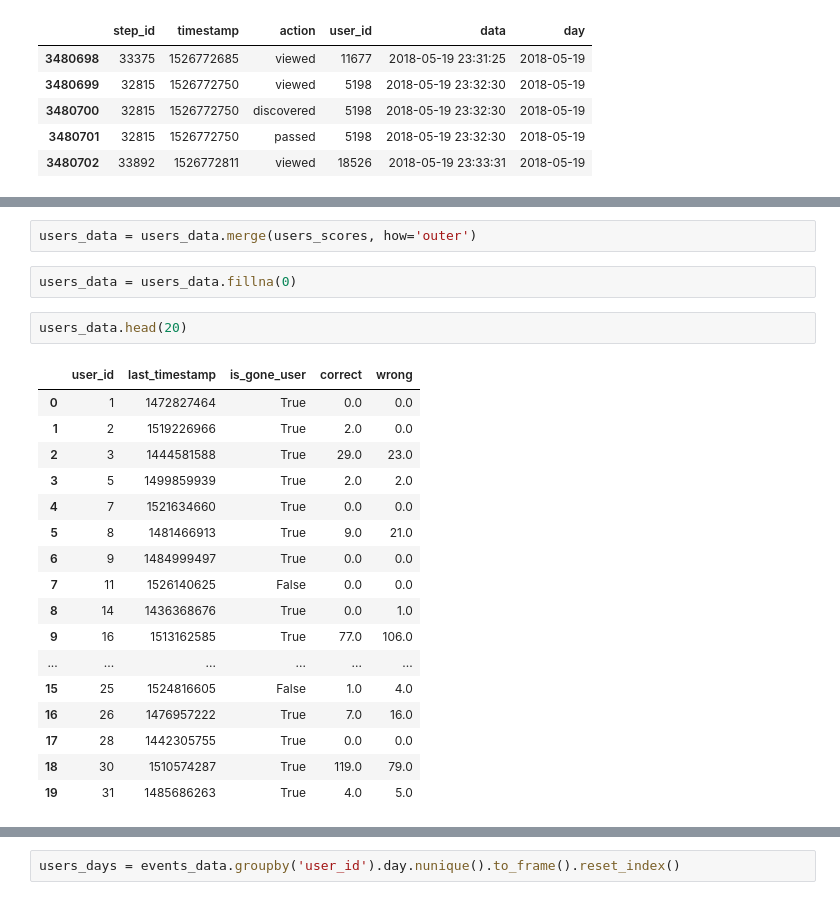
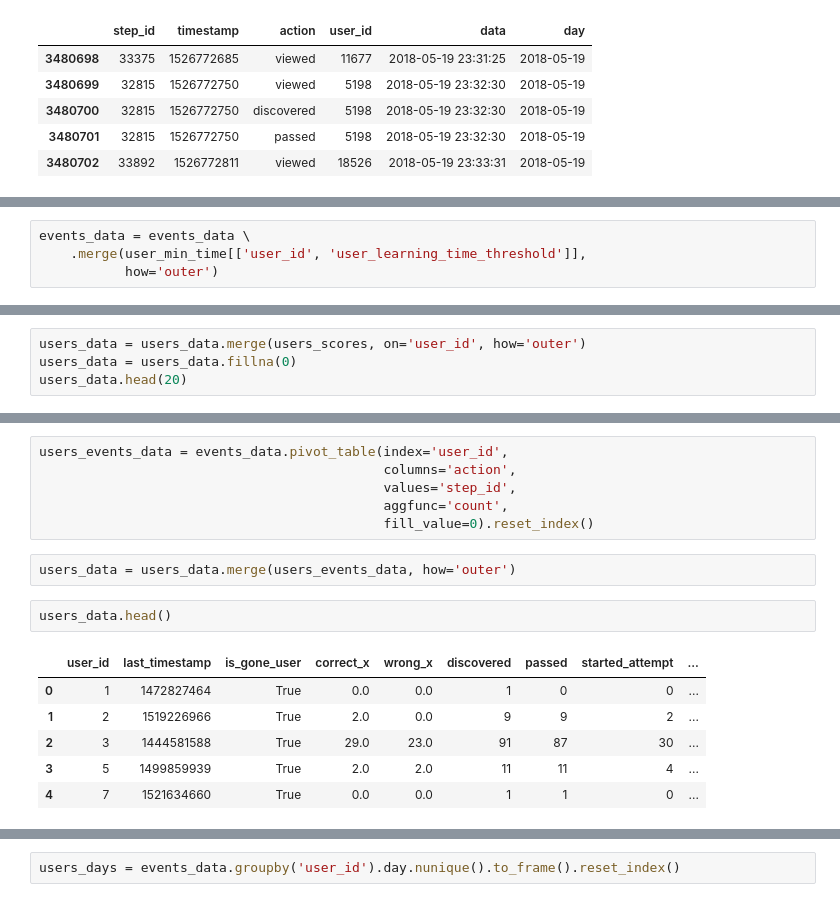
Before and after one commit to FilippYV/ML_train, a Jupyter notebook: Drop_user_from_course.ipynb, the cells around one changed output, grey strips where cells are left out. Saved outputs shown, nothing was run; the diff lists cells and outputs as text.

```diff
--- a/Drop_user_from_course.ipynb
+++ b/Drop_user_from_course.ipynb
@@ -175,0 +293,4 @@ users_data.head()
+# %%
+events_data = events_data \
+    .merge(user_min_time[['user_id', 'user_learning_time_threshold']],
+           how='outer')
@@ -175,0 +307,4 @@ users_data.head()
+# %%
+users_data = users_data.merge(users_scores, on='user_id', how='outer')
+users_data = users_data.fillna(0)
+users_data.head(20)
@@ -176,24 +329,17 @@ users_data.head()
+# %%
+users_events_data = events_data.pivot_table(index='user_id',
+                                            columns='action',
+                                            values='step_id',
+                                            aggfunc='count',
+                                            fill_value=0).reset_index()
 # %%
-users_data = users_data.merge(users_scores, how='outer')
+users_data = users_data.merge(users_events_data, how='outer')
-# %%
-users_data = users_data.fillna(0)
 # %%
-users_data.head(20)
+users_data.head()
 # %% [output]
-|  | user_id | last_timestamp | is_gone_user | correct | wrong |
-| 0 | 1 | 1472827464 | True | 0.0 | 0.0 |
-| 1 | 2 | 1519226966 | True | 2.0 | 0.0 |
-| 2 | 3 | 1444581588 | True | 29.0 | 23.0 |
-| 3 | 5 | 1499859939 | True | 2.0 | 2.0 |
-| 4 | 7 | 1521634660 | True | 0.0 | 0.0 |
-| 5 | 8 | 1481466913 | True | 9.0 | 21.0 |
-| 6 | 9 | 1484999497 | True | 0.0 | 0.0 |
-| 7 | 11 | 1526140625 | False | 0.0 | 0.0 |
-| 8 | 14 | 1436368676 | True | 0.0 | 1.0 |
-| 9 | 16 | 1513162585 | True | 77.0 | 106.0 |
-| ... | ... | ... | ... | ... | ... |
-| 15 | 25 | 1524816605 | False | 1.0 | 4.0 |
-| 16 | 26 | 1476957222 | True | 7.0 | 16.0 |
-| 17 | 28 | 1442305755 | True | 0.0 | 0.0 |
-| 18 | 30 | 1510574287 | True | 119.0 | 79.0 |
-| 19 | 31 | 1485686263 | True | 4.0 | 5.0 |
+|  | user_id | last_timestamp | is_gone_user | correct_x | wrong_x | discovered | passed | started_attempt | ... |
+| 0 | 1 | 1472827464 | True | 0.0 | 0.0 | 1 | 0 | 0 | ... |
+| 1 | 2 | 1519226966 | True | 2.0 | 0.0 | 9 | 9 | 2 | ... |
+| 2 | 3 | 1444581588 | True | 29.0 | 23.0 | 91 | 87 | 30 | ... |
+| 3 | 5 | 1499859939 | True | 2.0 | 2.0 | 11 | 11 | 4 | ... |
+| 4 | 7 | 1521634660 | True | 0.0 | 0.0 | 1 | 1 | 0 | ... |
```
Also changed, not shown: parts of 85 cells of this notebook, 3 other files.
